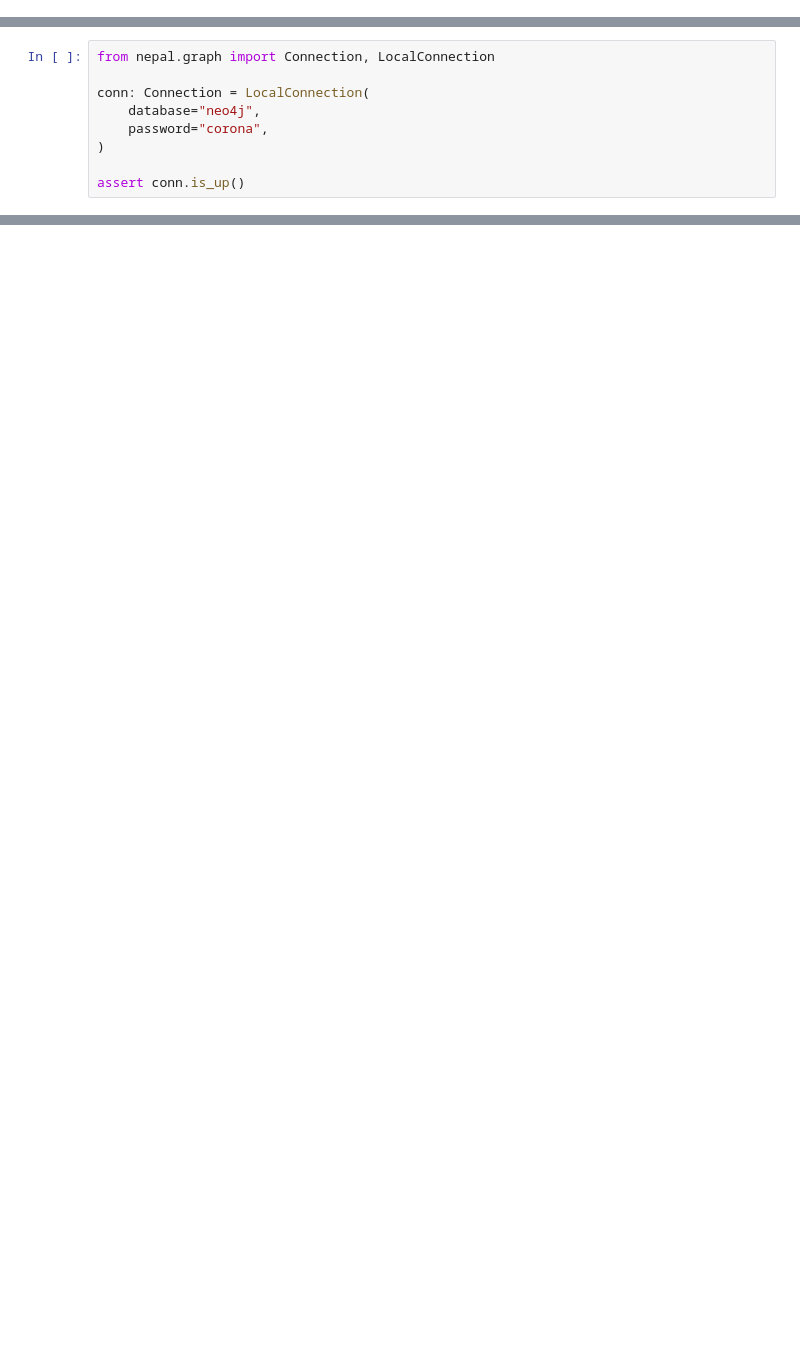
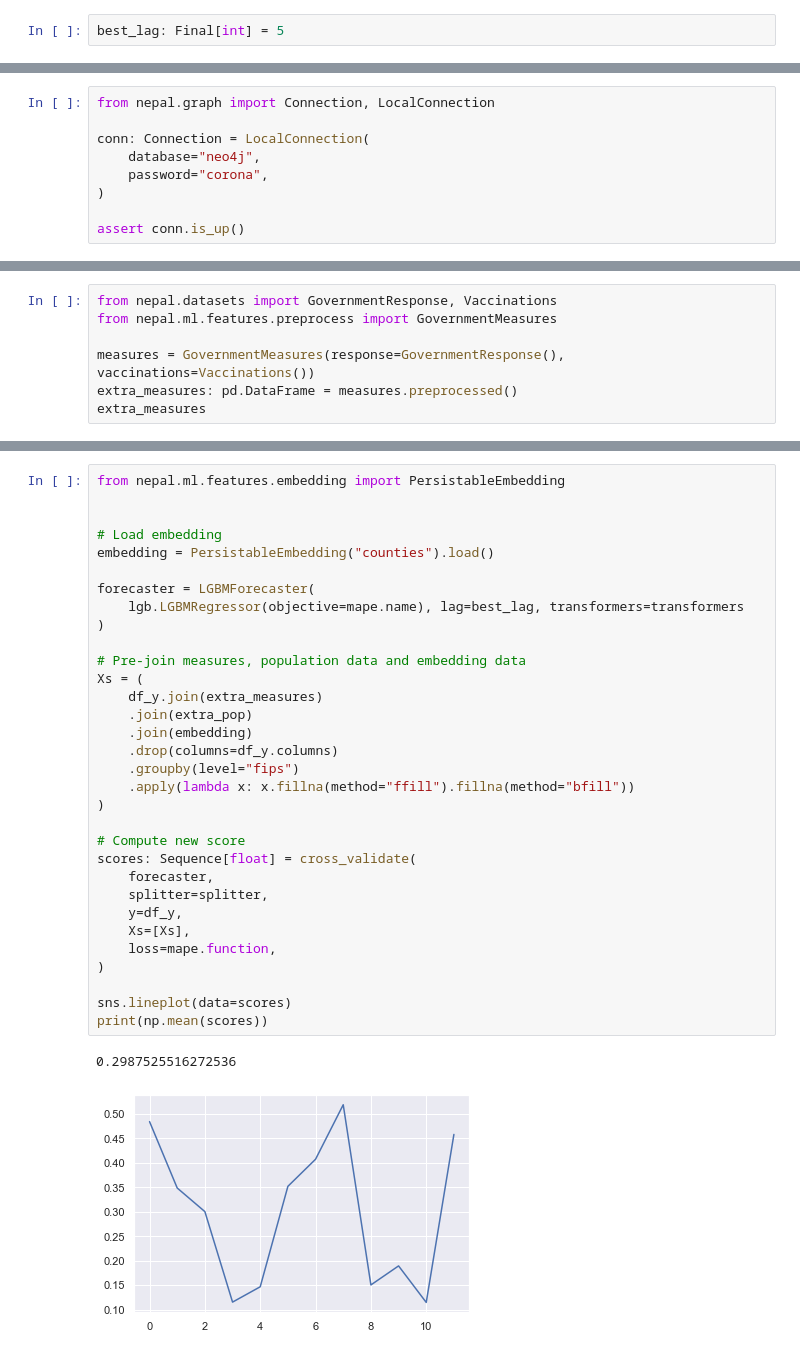
Before and after one commit to vlieven/G0Z39a, a Jupyter notebook: notebooks/test_forecasting.ipynb, the cells around one changed output, grey strips where cells are left out. Saved outputs shown, nothing was run; the diff lists cells and outputs as text; blank space fills up the shorter version.

```diff
--- a/notebooks/test_forecasting.ipynb
+++ b/notebooks/test_forecasting.ipynb
@@ -141,0 +149,2 @@ study.best_params
+# %%
+best_lag: Final[int] = 5
@@ -241,0 +261,7 @@ print(np.mean(scores))
+# %%
+from nepal.datasets import GovernmentResponse, Vaccinations
+from nepal.ml.features.preprocess import GovernmentMeasures
+
+measures = GovernmentMeasures(response=GovernmentResponse(), vaccinations=Vaccinations())
+extra_measures: pd.DataFrame = measures.preprocessed()
+extra_measures
@@ -241,0 +283,35 @@ print(np.mean(scores))
+# %%
+from nepal.ml.features.embedding import PersistableEmbedding
+
+
+# Load embedding
+embedding = PersistableEmbedding("counties").load()
+
+forecaster = LGBMForecaster(
+    lgb.LGBMRegressor(objective=mape.name), lag=best_lag, transformers=transformers
+)
+
+# Pre-join measures, population data and embedding data
+Xs = (
+    df_y.join(extra_measures)
+    .join(extra_pop)
+    .join(embedding)
+    .drop(columns=df_y.columns)
+    .groupby(level="fips")
+    .apply(lambda x: x.fillna(method="ffill").fillna(method="bfill"))
+)
+
+# Compute new score
+scores: Sequence[float] = cross_validate(
+    forecaster,
+    splitter=splitter,
+    y=df_y,
+    Xs=[Xs],
+    loss=mape.function,
+)
+
+sns.lineplot(data=scores)
+print(np.mean(scores))
+# %% [output]
+0.2987525516272536
+[figure, added]
```
Also changed, not shown: parts of 21 cells of this notebook, 21 other files.
